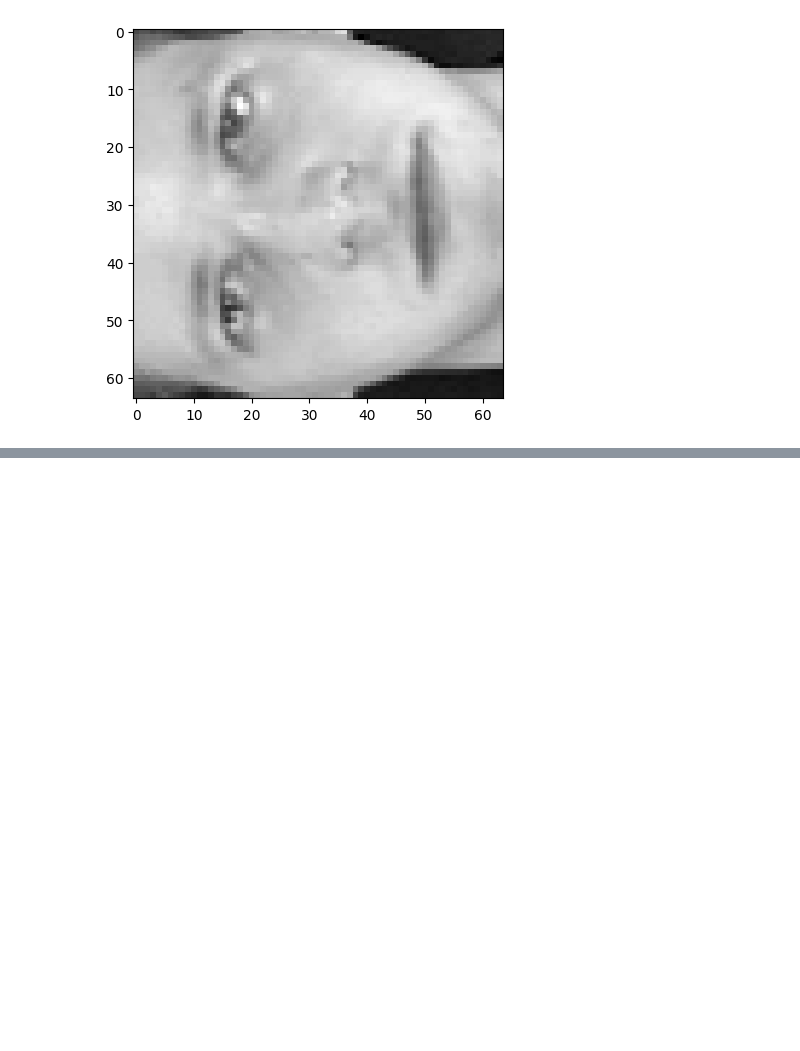
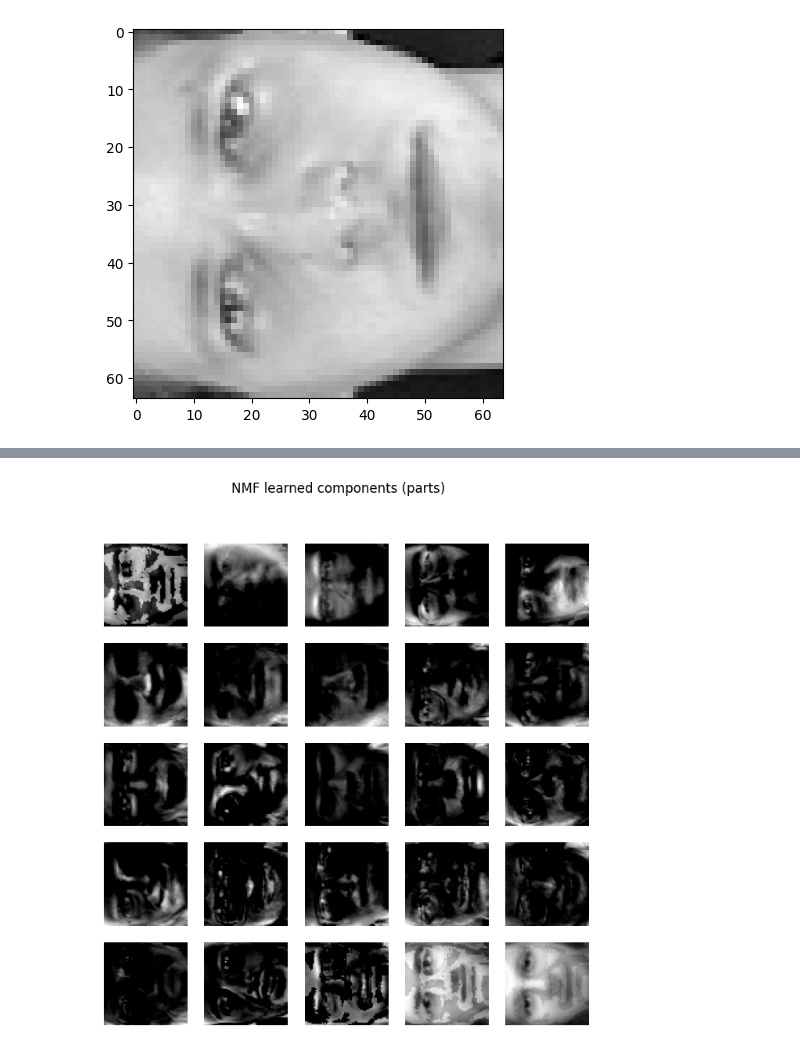
Before and after one commit to imgabrielas/How-To-Make-ML, a Jupyter notebook: NMF/notebook.ipynb, the cells around one changed output, grey strips where cells are left out. Cells and saved outputs as stored; diff of their text form; code cells hidden in the pictures; blank space fills up the shorter version.

```diff
--- a/NMF/notebook.ipynb
+++ b/NMF/notebook.ipynb
@@ -18,0 +46,9 @@ plt.show()
+# %%
+fig, axes = plt.subplots(5, 5, figsize=(8, 8))
+for i, ax in enumerate(axes.flat):
+    ax.imshow(H[i].reshape(64, 64), cmap='gray')
+    ax.axis('off')
+plt.suptitle("NMF learned components (parts)")
+plt.show()
+# %% [output]
+[figure, added]
```
Also changed, not shown: parts of 4 cells of this notebook.
